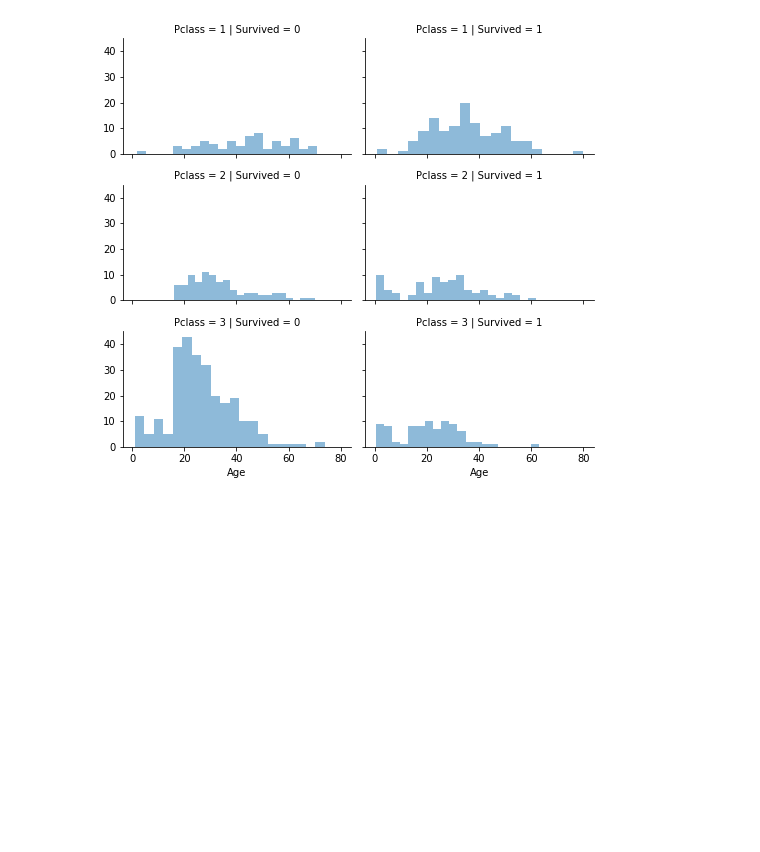
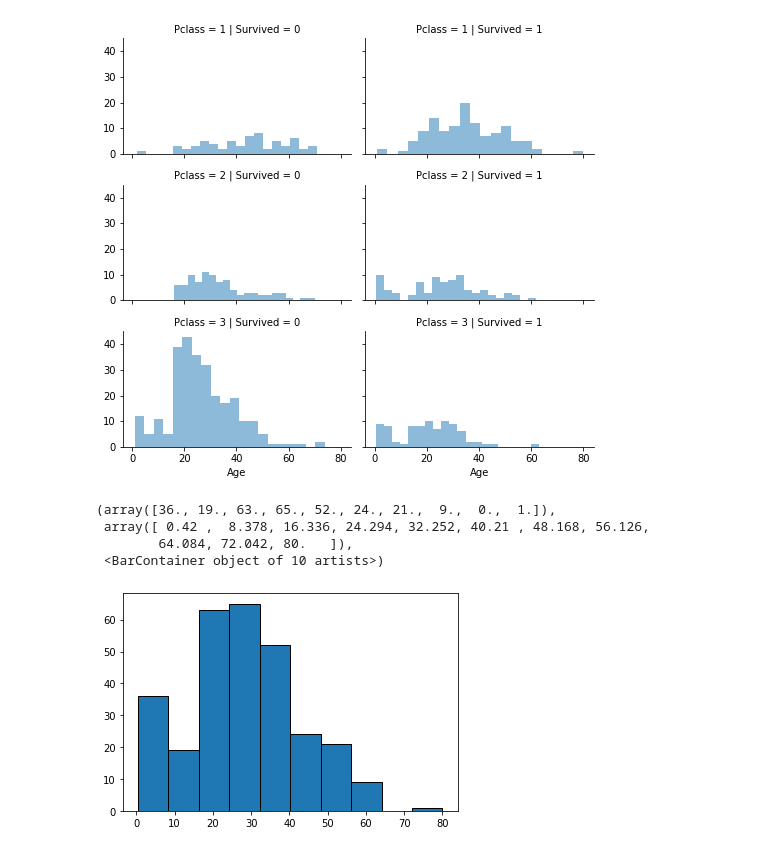
Before and after one commit to SusmoyBarman1/My_Kaggle, a Jupyter notebook: 1_Titanic/Titanic.ipynb, the cells around one changed output. Saved outputs shown, nothing was run; the diff lists cells and outputs as text; code cells hidden in the pictures; blank space fills up the shorter version.

```diff
--- a/1_Titanic/Titanic.ipynb
+++ b/1_Titanic/Titanic.ipynb
@@ -115,3 +94,12 @@ grid.map(plt.hist, 'Age', alpha=.5, bins=20)
 grid.add_legend();
 # %% [output]
 [figure]
+# %%
+ageS = train_df[train_df['Survived']==1]
+plt.hist(ageS['Age'], bins=10, edgecolor='black')
+# %% [output]
+(array([36., 19., 63., 65., 52., 24., 21.,  9.,  0.,  1.]),
+ array([ 0.42 ,  8.378, 16.336, 24.294, 32.252, 40.21 , 48.168, 56.126,
+        64.084, 72.042, 80.   ]),
+ <BarContainer object of 10 artists>)
+[figure, added]
```
Also changed, not shown: parts of 12 cells of this notebook.
